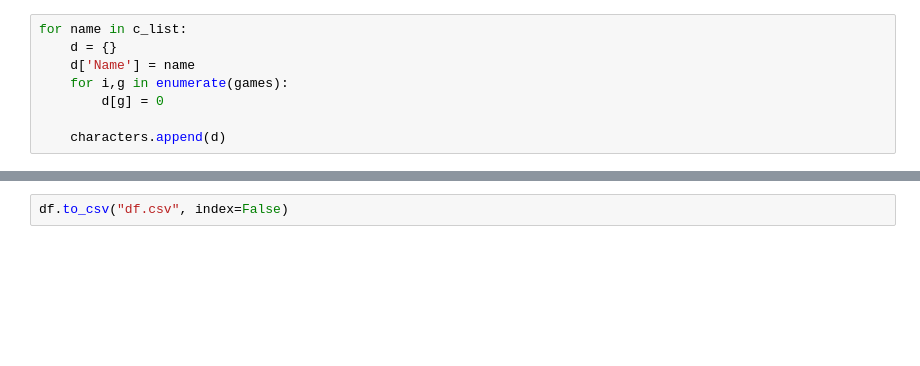
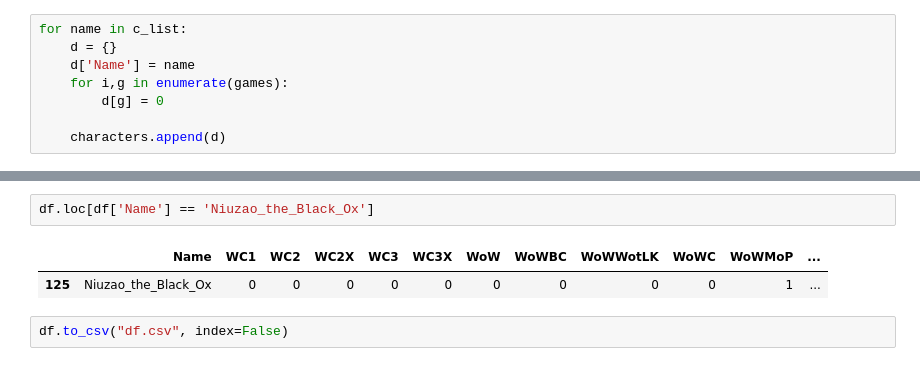
Before and after one commit to Malthe57/SocGraphProject, a Jupyter notebook: test+c_list.ipynb, the cells around one changed output, grey strips where cells are left out. Drawn from its saved outputs; the diff is of its cells as text; blank space fills up the shorter version.

```diff
--- a/test+c_list.ipynb
+++ b/test+c_list.ipynb
@@ -93,2 +97,7 @@ df
+# %%
+df.loc[df['Name'] == 'Niuzao_the_Black_Ox']
+# %% [output]
+|  | Name | WC1 | WC2 | WC2X | WC3 | WC3X | WoW | WoWBC | WoWWotLK | WoWC | WoWMoP | ... |
+| 125 | Niuzao_the_Black_Ox | 0 | 0 | 0 | 0 | 0 | 0 | 0 | 0 | 0 | 1 | ... |
 # %%
 df.to_csv("df.csv", index=False)
```
Also changed, not shown: parts of 4 cells of this notebook, 6 other files.
